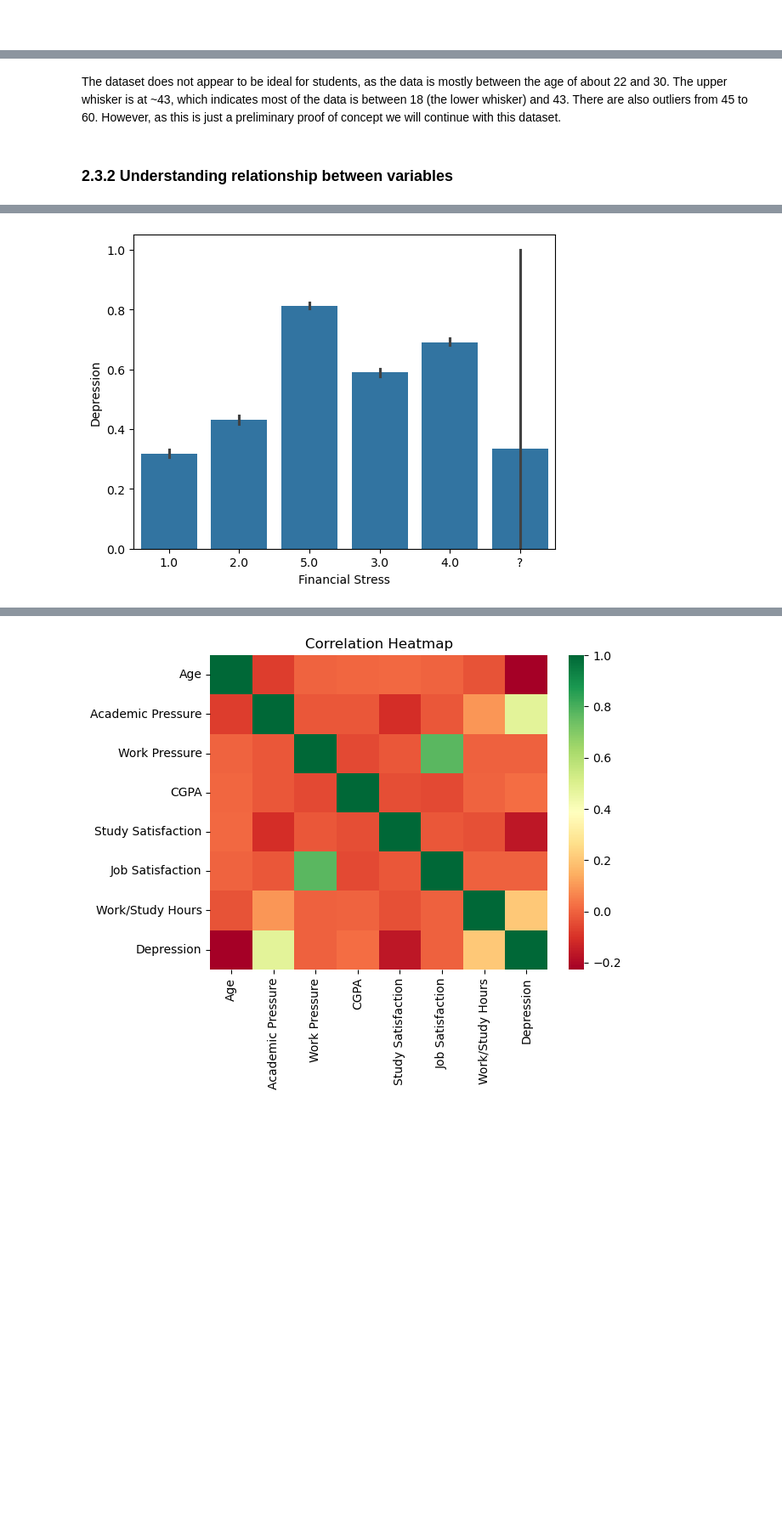
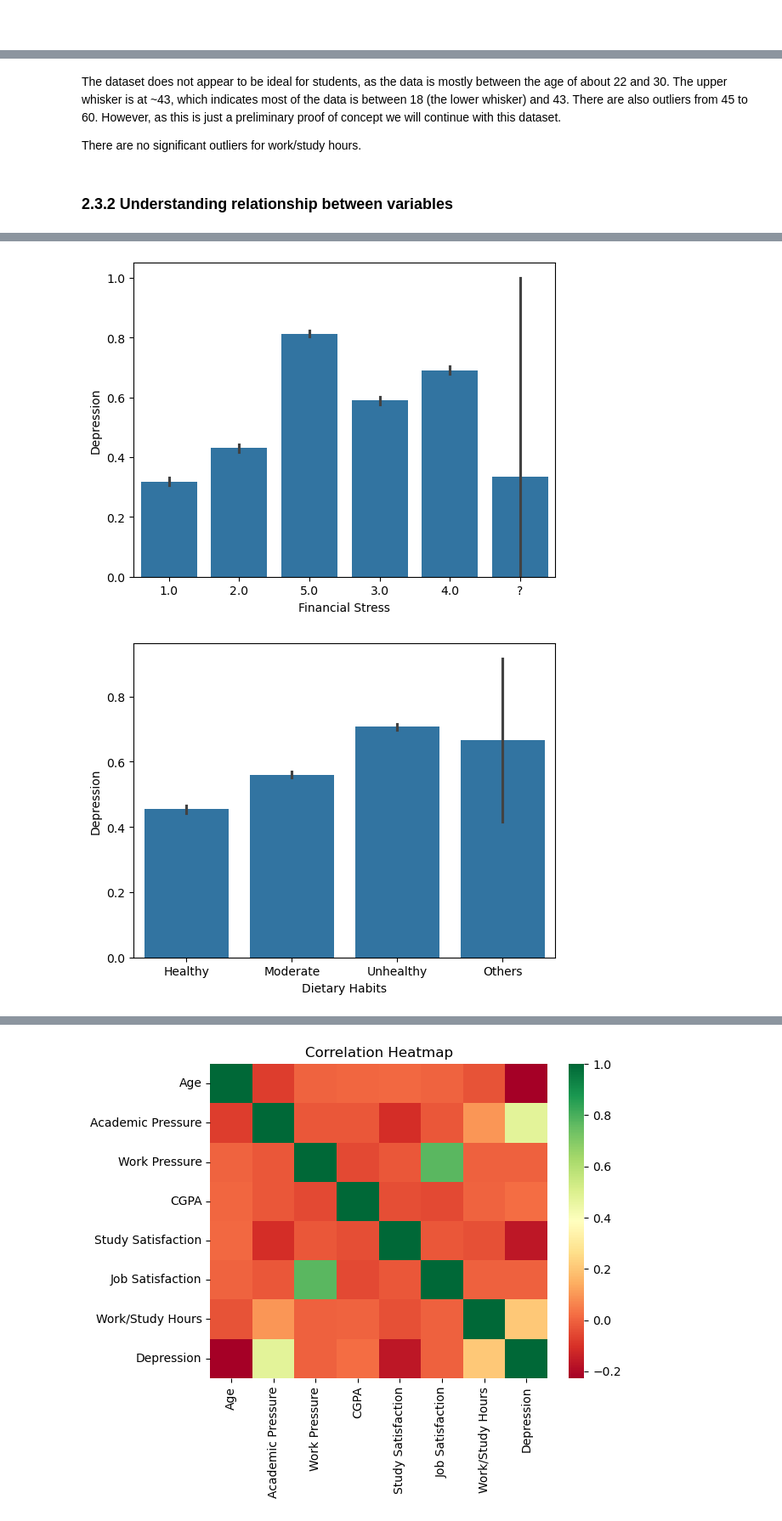
Before and after one commit to EdwinGoh1/mldp-ay2526, a Jupyter notebook: Goh_Yi_Rong_Edwin_2401058I_PC01_MLDP_Program_Codes.ipynb, the cells around one changed output, grey strips where cells are left out. Shown at 85% size. Cells and saved outputs as stored; diff of their text form; code cells hidden in the pictures; blank space fills up the shorter version.

```diff
--- a/Goh_Yi_Rong_Edwin_2401058I_PC01_MLDP_Program_Codes.ipynb
+++ b/Goh_Yi_Rong_Edwin_2401058I_PC01_MLDP_Program_Codes.ipynb
@@ -189,32 +203,48 @@ df.boxplot(column="Age", rot=90)
 # %% [markdown]
 The dataset does not appear to be ideal for students, as the data is mostly between the age of about 22 and 30. The upper whisker is at ~43, which indicates most of the data is between 18 (the lower whisker) and 43. There are also outliers from 45 to 60. However, as this is just a preliminary proof of concept we will continue with this dataset.
+
+There are no significant outliers for work/study hours.
 # %% [markdown]
 ### 2.3.2 Understanding relationship between variables
 # %%
 ## Understanding relationship between variables
 
 # bar chart gender/depression
 sns.barplot(x="Gender", y="Depression", data=df)
 plt.show()
 
 # bar chart of suicidal thoughts/depression
 sns.barplot(x="Have you ever had suicidal thoughts ?", y="Depression", data=df)
 plt.show()
 
 # bar chart for family history/depression
 sns.barplot(x="Family History of Mental Illness", y="Depression", data=df)
 plt.show()
 
 # bar chart for sleep duration/depression
 sns.barplot(x="Sleep Duration", y="Depression", data=df)
 plt.show()
 
 # bar chart for financial stress/depression
 sns.barplot(x="Financial Stress", y="Depression", data=df)
 plt.show()
+
+sns.barplot(x="Dietary Habits", y="Depression", data=df)
+plt.show()
+
+# Depression by city (to verify that depression is not more prevalent in one city than another)
+# There are too many cities for one bar chart, so just take the top 10 cities with the most data points
+
+top_cities = df["City"].value_counts().nlargest(10).index
+top_cities_df = df[df["City"].isin(top_cities)]
+
+sns.barplot(x="City", y="Depression", data=top_cities_df)
+plt.xticks(rotation=90)
+plt.show()
 # %% [output]
 [figure]
 [figure]
 [figure]
 [figure]
 [figure]
+[figure, added]
```
Also changed, not shown: parts of 14 cells of this notebook.
